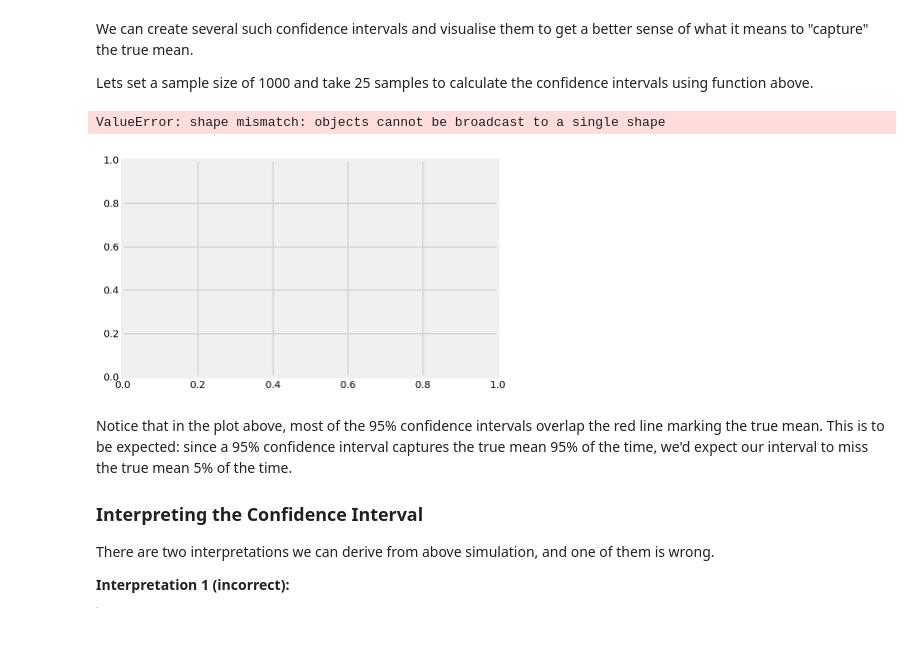
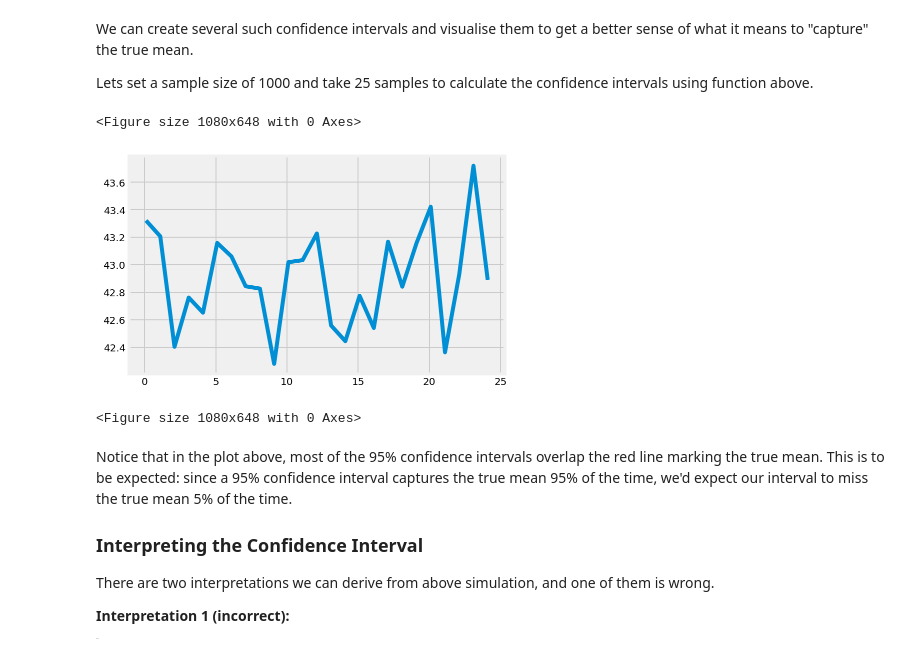
Before and after one commit to mandoiwanaga/dsc-2-19-15-confidence-intervals-lab-seattle-ds-career-040119, a Jupyter notebook: index.ipynb, the cells around one changed output. Drawn from its saved outputs; the diff is of its cells as text; code cells hidden in the pictures.

```diff
--- a/index.ipynb
+++ b/index.ipynb
@@ -269,12 +269,13 @@ for sample in range(25):
 # %%
 # plot the mean and confidence interval for each sample as error bars
 # plot the population mean
-x=np.arange(01,25,1)
+x=np.arange(0.1,25,1)
 plt.errorbar(x, sample_means)
 plt.figure(figsize=(15,9))
 # %% [output]
-ValueError: shape mismatch: objects cannot be broadcast to a single shape
+<Figure size 1080x648 with 0 Axes>
-[figure, old version]
+[figure, new version]
+<Figure size 1080x648 with 0 Axes>
 # %% [markdown]
 Notice that in the plot above, most of the 95% confidence intervals overlap the red line marking the true mean. This is to be expected: since a 95% confidence interval captures the true mean 95% of the time, we'd expect our interval to miss the true mean 5% of the time.
 
```
